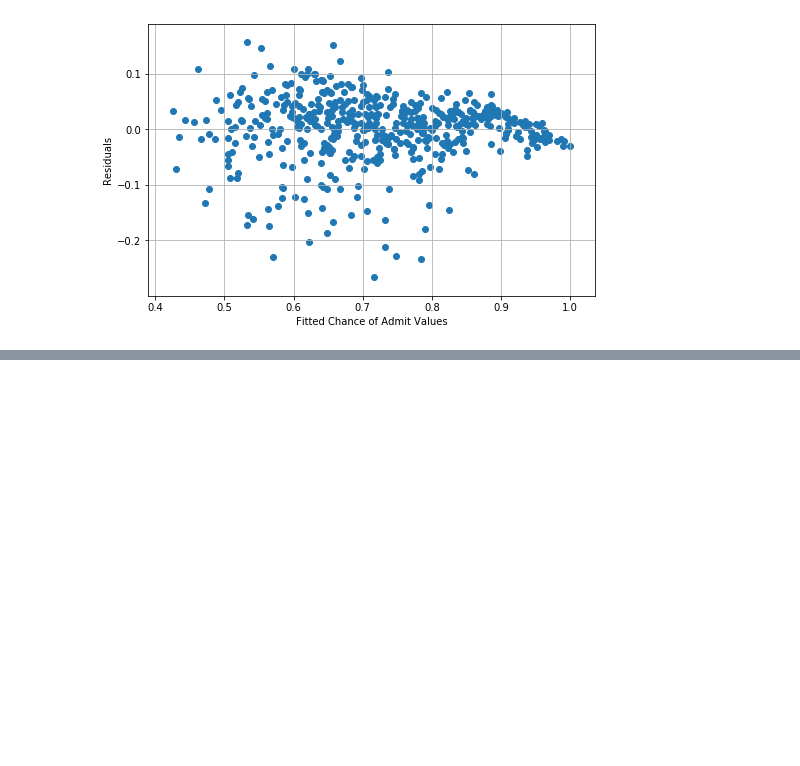
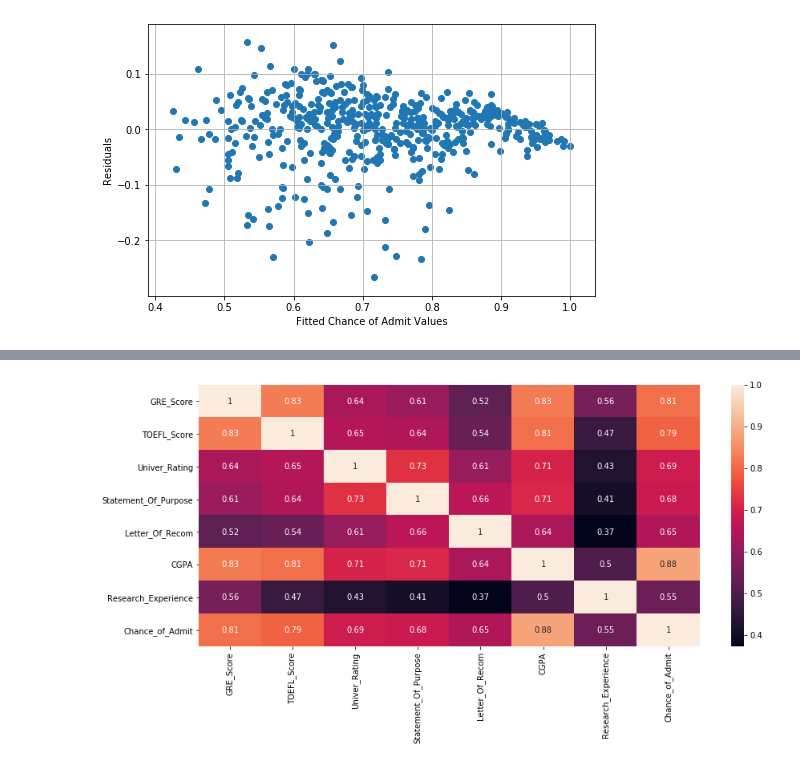
Before and after one commit to Adhundi7/Chance_Of_Admit_Prediction, a Jupyter notebook: Chance_Of_Admit.ipynb, the cells around one changed output, grey strips where cells are left out. Drawn from its saved outputs; the diff is of its cells as text; code cells hidden in the pictures; blank space fills up the shorter version.

```diff
--- a/Chance_Of_Admit.ipynb
+++ b/Chance_Of_Admit.ipynb
@@ -907,0 +951,6 @@ plt.show()
+# %%
+corr = df.corr()
+sns.heatmap(corr,annot=True)
+plt.show()
+# %% [output]
+[figure, added]
```
Also changed, not shown: parts of 12 cells of this notebook.
